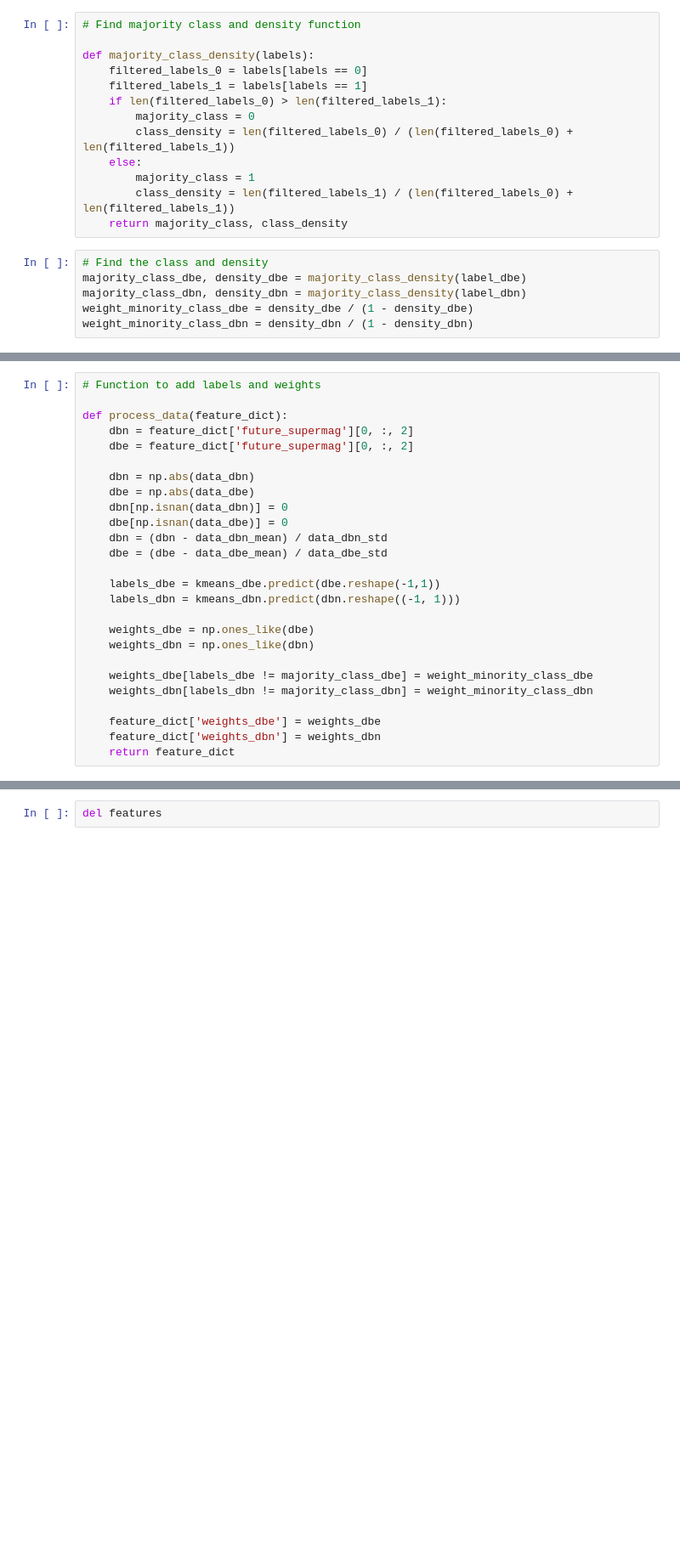
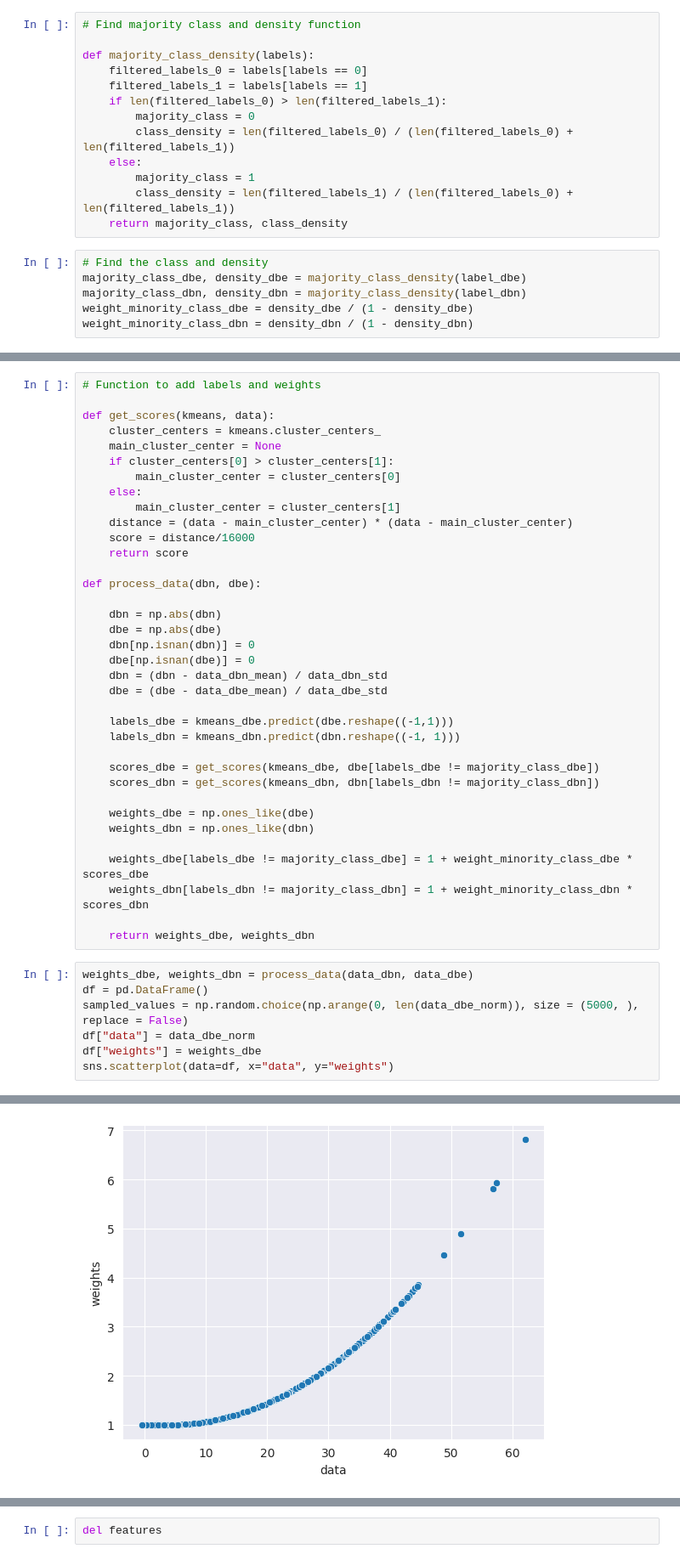
Before and after one commit to FrontierDevelopmentLab/2024-HL-GeoCL, a Jupyter notebook: 2020-FDL-X-Geo/Assign_density_labels.ipynb, the cells around one changed output, grey strips where cells are left out. Shown at 85% size. Saved outputs shown, nothing was run; the diff lists cells and outputs as text; blank space fills up the shorter version.

Commit message:
add scores based on distance

```diff
--- a/2020-FDL-X-Geo/Assign_density_labels.ipynb
+++ b/2020-FDL-X-Geo/Assign_density_labels.ipynb
@@ -104,26 +109,44 @@ majority_class_dbn, weight_minority_class_dbn
 # %%
 # Function to add labels and weights
 
-def process_data(feature_dict):
-    dbn = feature_dict['future_supermag'][0, :, 2]
-    dbe = feature_dict['future_supermag'][0, :, 2]
+def get_scores(kmeans, data):
+    cluster_centers = kmeans.cluster_centers_
+    main_cluster_center = None
+    if cluster_centers[0] > cluster_centers[1]:
+        main_cluster_center = cluster_centers[0]
+    else:
+        main_cluster_center = cluster_centers[1]
+    distance = (data - main_cluster_center) * (data - main_cluster_center)
+    score = distance/16000
+    return score
 
-    dbn = np.abs(data_dbn)
-    dbe = np.abs(data_dbe)
-    dbn[np.isnan(data_dbn)] = 0
-    dbe[np.isnan(data_dbe)] = 0
+def process_data(dbn, dbe):
+
+    dbn = np.abs(dbn)
+    dbe = np.abs(dbe)
+    dbn[np.isnan(dbn)] = 0
+    dbe[np.isnan(dbe)] = 0
     dbn = (dbn - data_dbn_mean) / data_dbn_std
     dbe = (dbe - data_dbe_mean) / data_dbe_std
 
-    labels_dbe = kmeans_dbe.predict(dbe.reshape(-1,1))
+    labels_dbe = kmeans_dbe.predict(dbe.reshape((-1,1)))
     labels_dbn = kmeans_dbn.predict(dbn.reshape((-1, 1)))
+
+    scores_dbe = get_scores(kmeans_dbe, dbe[labels_dbe != majority_class_dbe])
+    scores_dbn = get_scores(kmeans_dbn, dbn[labels_dbn != majority_class_dbn])
 
     weights_dbe = np.ones_like(dbe)
     weights_dbn = np.ones_like(dbn)
 
-    weights_dbe[labels_dbe != majority_class_dbe] = weight_minority_class_dbe
-    weights_dbn[labels_dbn != majority_class_dbn] = weight_minority_class_dbn
+    weights_dbe[labels_dbe != majority_class_dbe] = 1 + weight_minority_class_dbe * scores_dbe
+    weights_dbn[labels_dbn != majority_class_dbn] = 1 + weight_minority_class_dbn * scores_dbn
 
-    feature_dict['weights_dbe'] = weights_dbe
-    feature_dict['weights_dbn'] = weights_dbn
-    return feature_dict
+    return weights_dbe, weights_dbn
+# %%
+weights_dbe, weights_dbn = process_data(data_dbn, data_dbe)
+df = pd.DataFrame()
+sampled_values = np.random.choice(np.arange(0, len(data_dbe_norm)), size = (5000, ), replace = False)
+df["data"] = data_dbe_norm
+df["weights"] = weights_dbe
+sns.scatterplot(data=df, x="data", y="weights")
+# %% [output]
@@ -129,0 +154 @@ def process_data(feature_dict):
+[figure, added]
```
Also changed, not shown: parts of 12 cells of this notebook.
